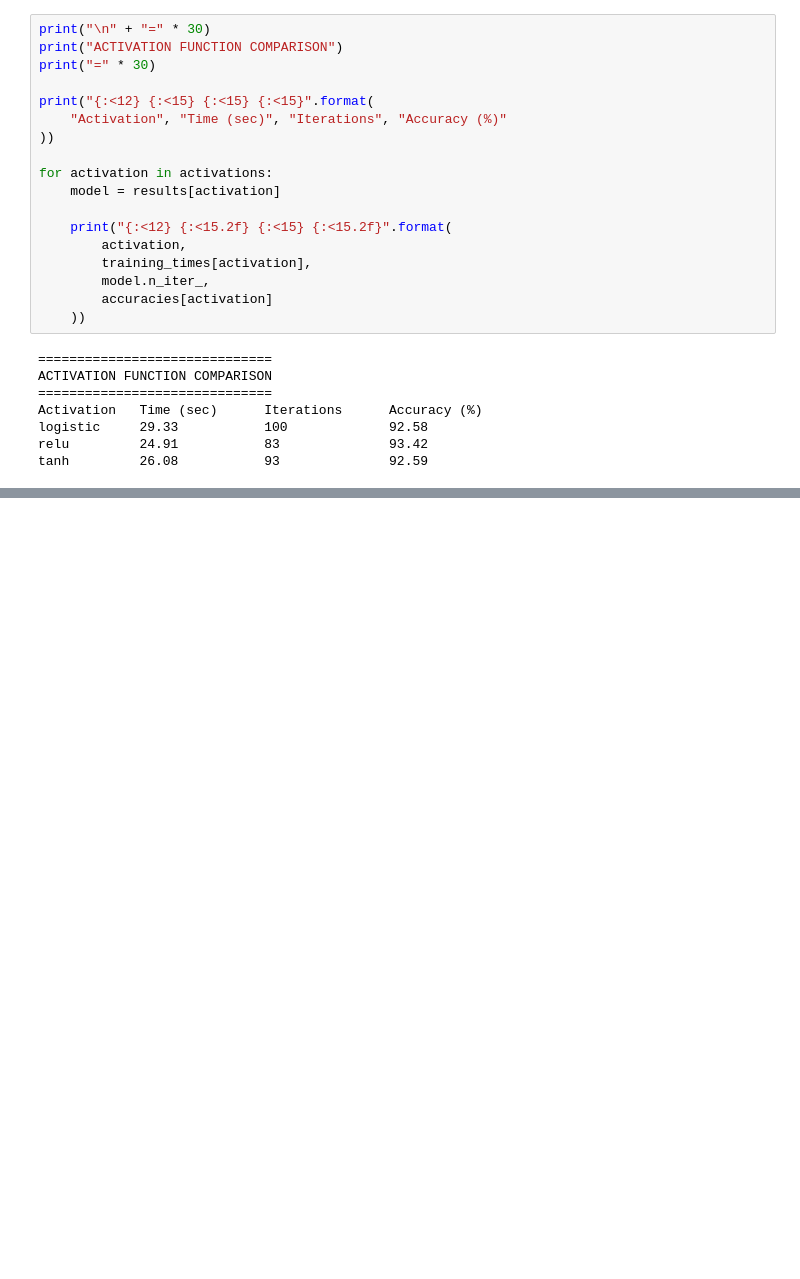
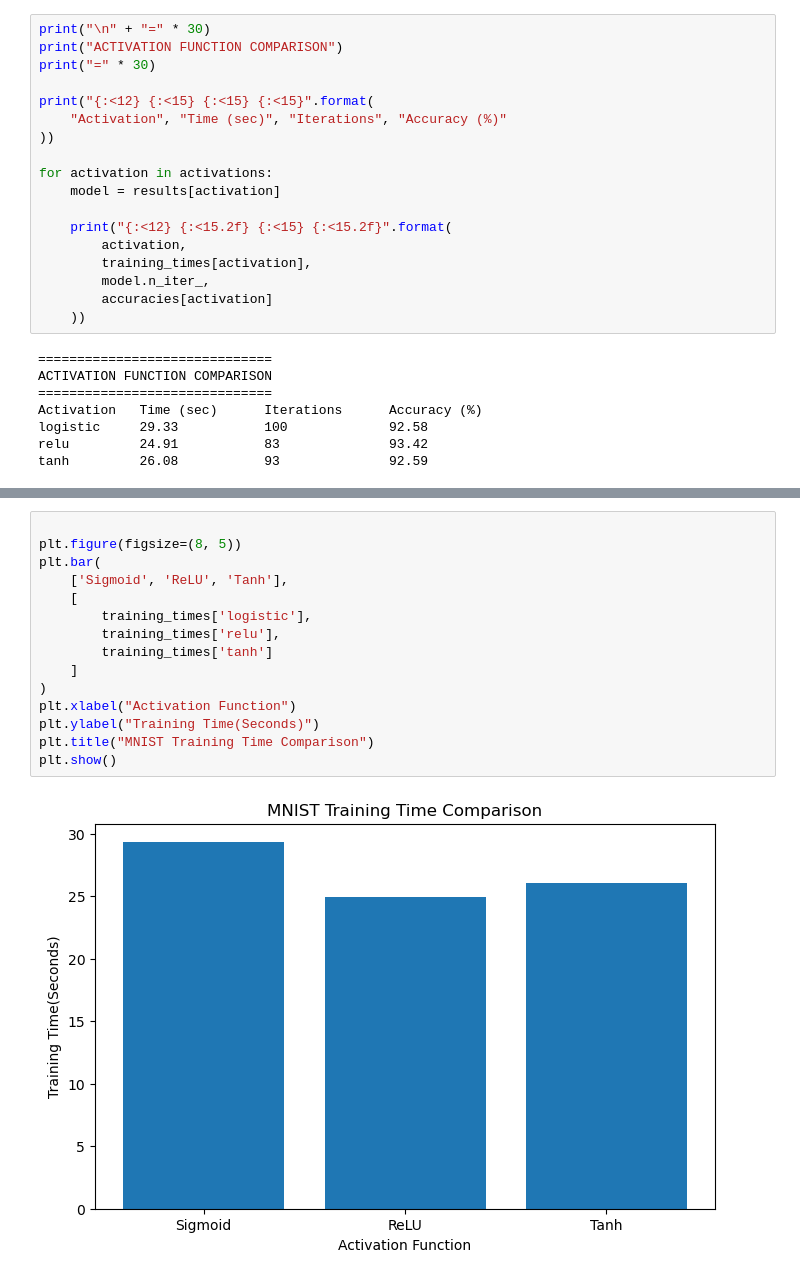
Before and after one commit to Anand-015/ML, a Jupyter notebook: exp 8/EXP_8.ipynb, the cells around one changed output, grey strips where cells are left out. Saved outputs shown, nothing was run; the diff lists cells and outputs as text; blank space fills up the shorter version.

```diff
--- a/exp 8/EXP_8.ipynb
+++ b/exp 8/EXP_8.ipynb
@@ -151,3 +148,20 @@ for i, value in enumerate([
 plt.show()
 # %% [output]
 [figure]
+# %%
+
+plt.figure(figsize=(8, 5))
+plt.bar(
+    ['Sigmoid', 'ReLU', 'Tanh'],
+    [
+        training_times['logistic'],
+        training_times['relu'],
+        training_times['tanh']
+    ]
+)
+plt.xlabel("Activation Function")
+plt.ylabel("Training Time(Seconds)")
+plt.title("MNIST Training Time Comparison")
+plt.show()
+# %% [output]
+[figure, added]
```
Also changed, not shown: parts of 2 cells of this notebook.
